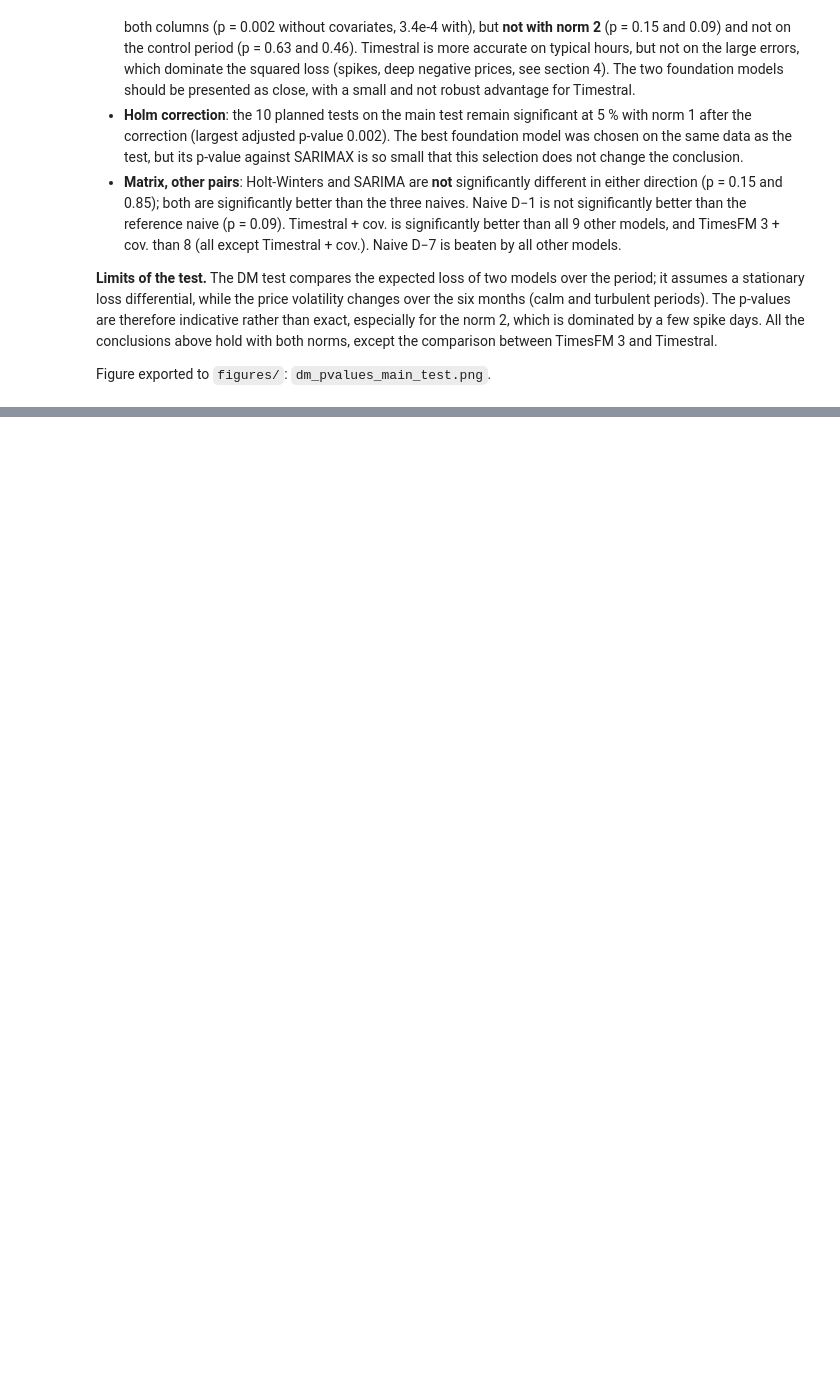
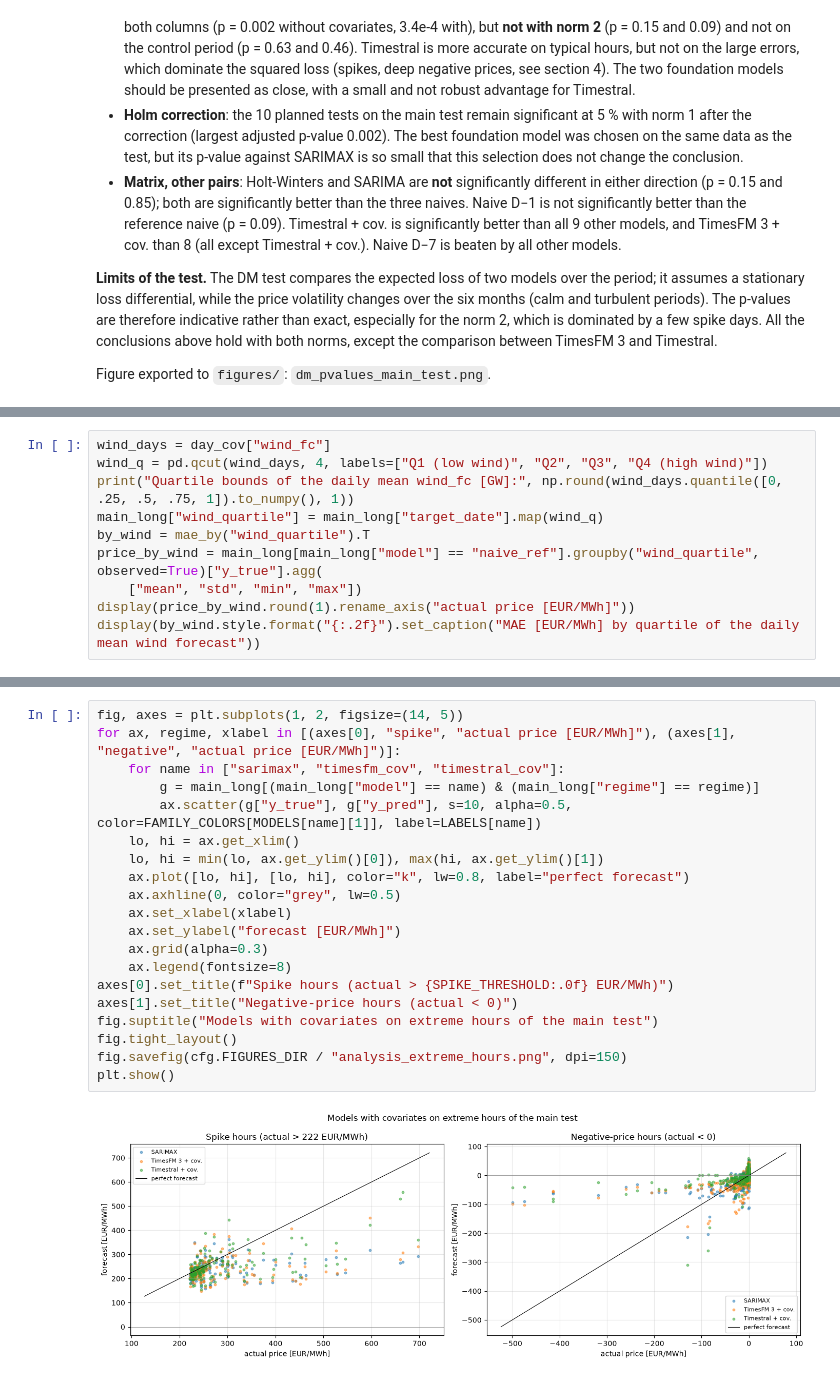
Before and after one commit to aladinsn/electricity-price-forecasting, a Jupyter notebook: notebooks/06_results.ipynb, the cells around one changed output, grey strips where cells are left out. Cells and saved outputs as stored; diff of their text form; blank space fills up the shorter version.

```diff
--- a/notebooks/06_results.ipynb
+++ b/notebooks/06_results.ipynb
@@ -869,0 +998,10 @@ Figure exported to `figures/`: `dm_pvalues_main_test.png`.
+# %%
+wind_days = day_cov["wind_fc"]
+wind_q = pd.qcut(wind_days, 4, labels=["Q1 (low wind)", "Q2", "Q3", "Q4 (high wind)"])
+print("Quartile bounds of the daily mean wind_fc [GW]:", np.round(wind_days.quantile([0, .25, .5, .75, 1]).to_numpy(), 1))
+main_long["wind_quartile"] = main_long["target_date"].map(wind_q)
+by_wind = mae_by("wind_quartile").T
+price_by_wind = main_long[main_long["model"] == "naive_ref"].groupby("wind_quartile", observed=True)["y_true"].agg(
+    ["mean", "std", "min", "max"])
+display(price_by_wind.round(1).rename_axis("actual price [EUR/MWh]"))
+display(by_wind.style.format("{:.2f}").set_caption("MAE [EUR/MWh] by quartile of the daily mean wind forecast"))
@@ -869,0 +1093,22 @@ Figure exported to `figures/`: `dm_pvalues_main_test.png`.
+# %%
+fig, axes = plt.subplots(1, 2, figsize=(14, 5))
+for ax, regime, xlabel in [(axes[0], "spike", "actual price [EUR/MWh]"), (axes[1], "negative", "actual price [EUR/MWh]")]:
+    for name in ["sarimax", "timesfm_cov", "timestral_cov"]:
+        g = main_long[(main_long["model"] == name) & (main_long["regime"] == regime)]
+        ax.scatter(g["y_true"], g["y_pred"], s=10, alpha=0.5, color=FAMILY_COLORS[MODELS[name][1]], label=LABELS[name])
+    lo, hi = ax.get_xlim()
+    lo, hi = min(lo, ax.get_ylim()[0]), max(hi, ax.get_ylim()[1])
+    ax.plot([lo, hi], [lo, hi], color="k", lw=0.8, label="perfect forecast")
+    ax.axhline(0, color="grey", lw=0.5)
+    ax.set_xlabel(xlabel)
+    ax.set_ylabel("forecast [EUR/MWh]")
+    ax.grid(alpha=0.3)
+    ax.legend(fontsize=8)
+axes[0].set_title(f"Spike hours (actual > {SPIKE_THRESHOLD:.0f} EUR/MWh)")
+axes[1].set_title("Negative-price hours (actual < 0)")
+fig.suptitle("Models with covariates on extreme hours of the main test")
+fig.tight_layout()
+fig.savefig(cfg.FIGURES_DIR / "analysis_extreme_hours.png", dpi=150)
+plt.show()
+# %% [output]
+[figure, added]
```
Also changed, not shown: parts of 26 cells of this notebook, 4 other files.
